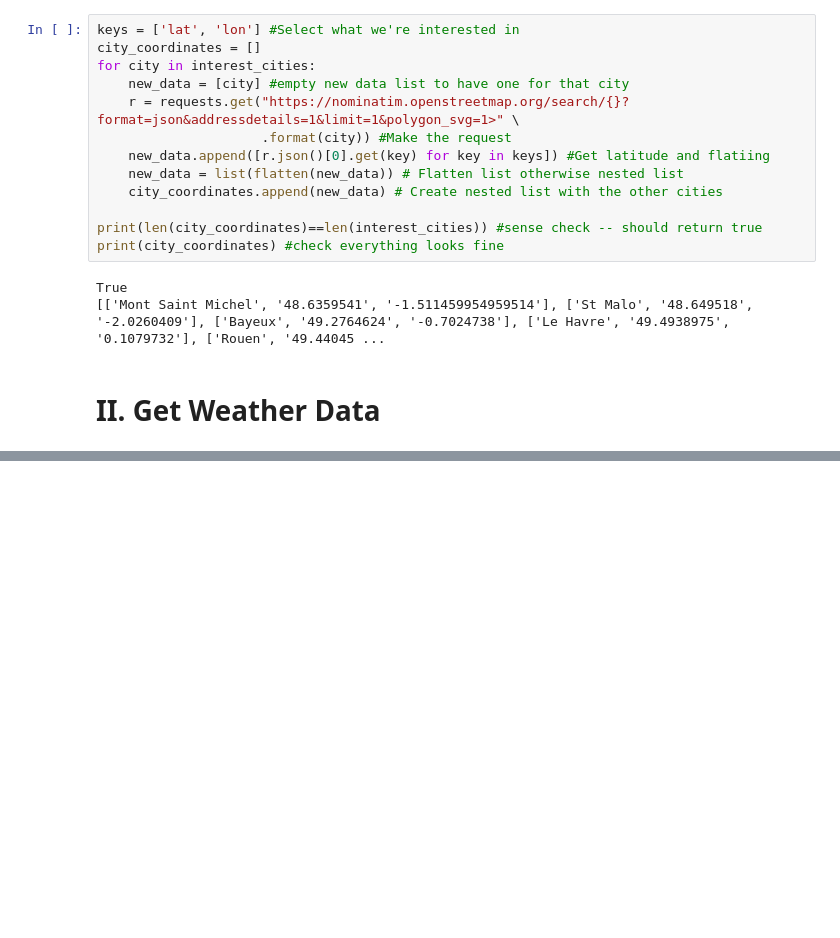
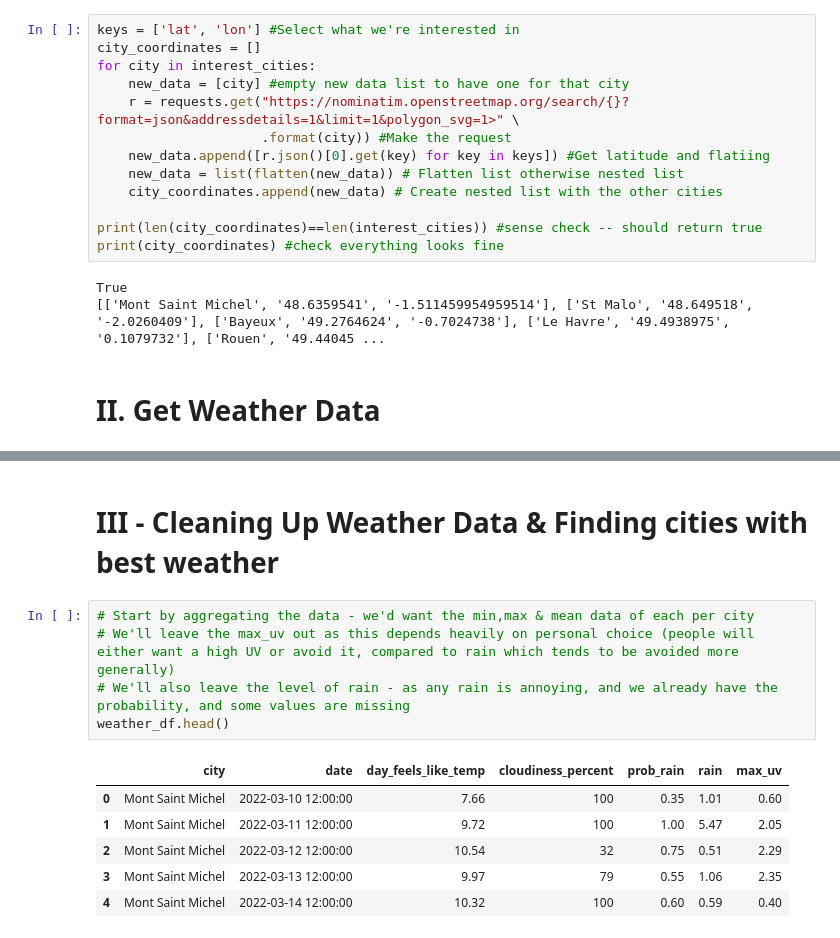
Before and after one commit to leaboussekeyt/API-Scrapping--Plan-your-trip, a Jupyter notebook: Plan Your Trip.ipynb, the cells around one changed output, grey strips where cells are left out. Saved outputs shown, nothing was run; the diff lists cells and outputs as text; blank space fills up the shorter version.

```diff
--- a/Plan Your Trip.ipynb
+++ b/Plan Your Trip.ipynb
@@ -137,0 +139,14 @@ weather_df.head()
+# %% [markdown]
+# III - Cleaning Up Weather Data & Finding cities with best weather
+# %%
+# Start by aggregating the data - we'd want the min,max & mean data of each per city
+# We'll leave the max_uv out as this depends heavily on personal choice (people will either want a high UV or avoid it, compared to rain which tends to be avoided more generally)
+# We'll also leave the level of rain - as any rain is annoying, and we already have the probability, and some values are missing
+weather_df.head()
+# %% [output]
+|  | city | date | day_feels_like_temp | cloudiness_percent | prob_rain | rain | max_uv |
+| 0 | Mont Saint Michel | 2022-03-10 12:00:00 | 7.66 | 100 | 0.35 | 1.01 | 0.60 |
+| 1 | Mont Saint Michel | 2022-03-11 12:00:00 | 9.72 | 100 | 1.00 | 5.47 | 2.05 |
+| 2 | Mont Saint Michel | 2022-03-12 12:00:00 | 10.54 | 32 | 0.75 | 0.51 | 2.29 |
+| 3 | Mont Saint Michel | 2022-03-13 12:00:00 | 9.97 | 79 | 0.55 | 1.06 | 2.35 |
+| 4 | Mont Saint Michel | 2022-03-14 12:00:00 | 10.32 | 100 | 0.60 | 0.59 | 0.40 |
```
Also changed, not shown: parts of 21 cells of this notebook.
